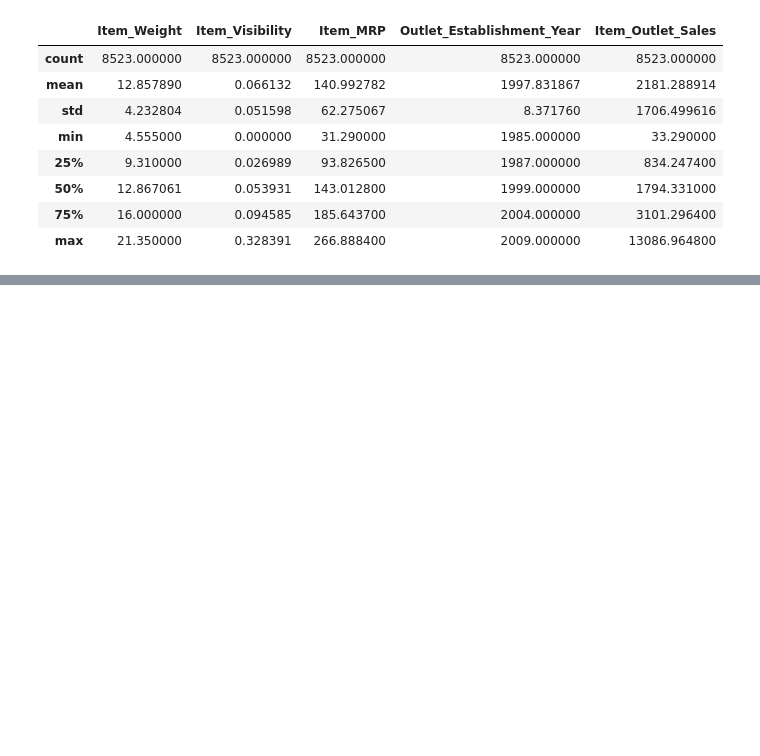
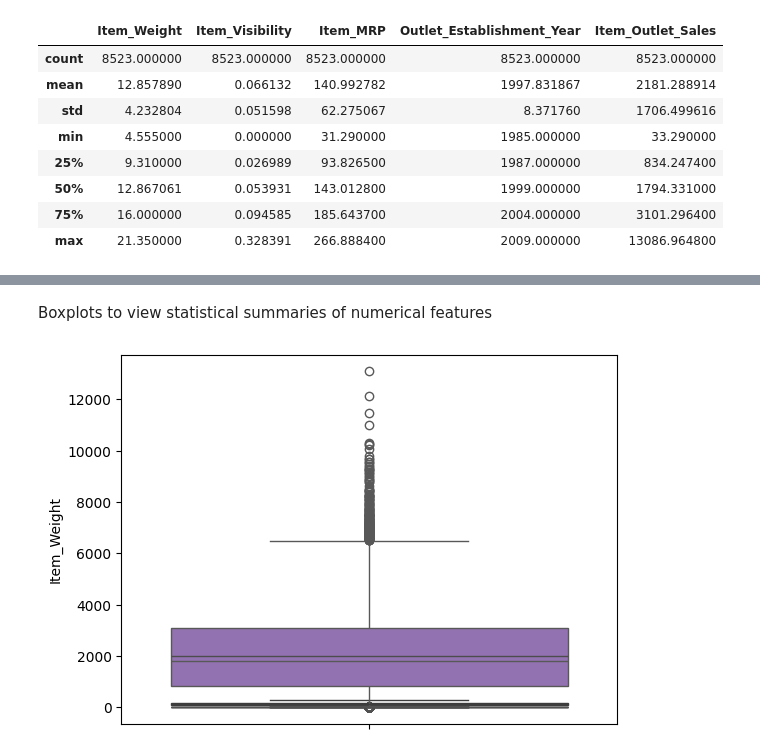
Before and after one commit to dalalyassin/Prediction-of-Product-Sales, a Jupyter notebook: Data_Cleaning.ipynb, the cells around one changed output, grey strips where cells are left out. Cells and saved outputs as stored; diff of their text form; code cells hidden in the pictures; blank space fills up the shorter version.

```diff
--- a/Data_Cleaning.ipynb
+++ b/Data_Cleaning.ipynb
@@ -163,0 +176,9 @@ df.select_dtypes(include=['number']).describe()
+# %% [markdown]
+Boxplots to view statistical summaries of numerical features
+# %%
+numerical_features = df.select_dtypes(include=['number']).columns
+for i in numerical_features:
+ ax = sns.boxplot(data=df, y=i)
+ ax
+# %% [output]
+[figure, added]
```
Also changed, not shown: parts of 8 cells of this notebook.
